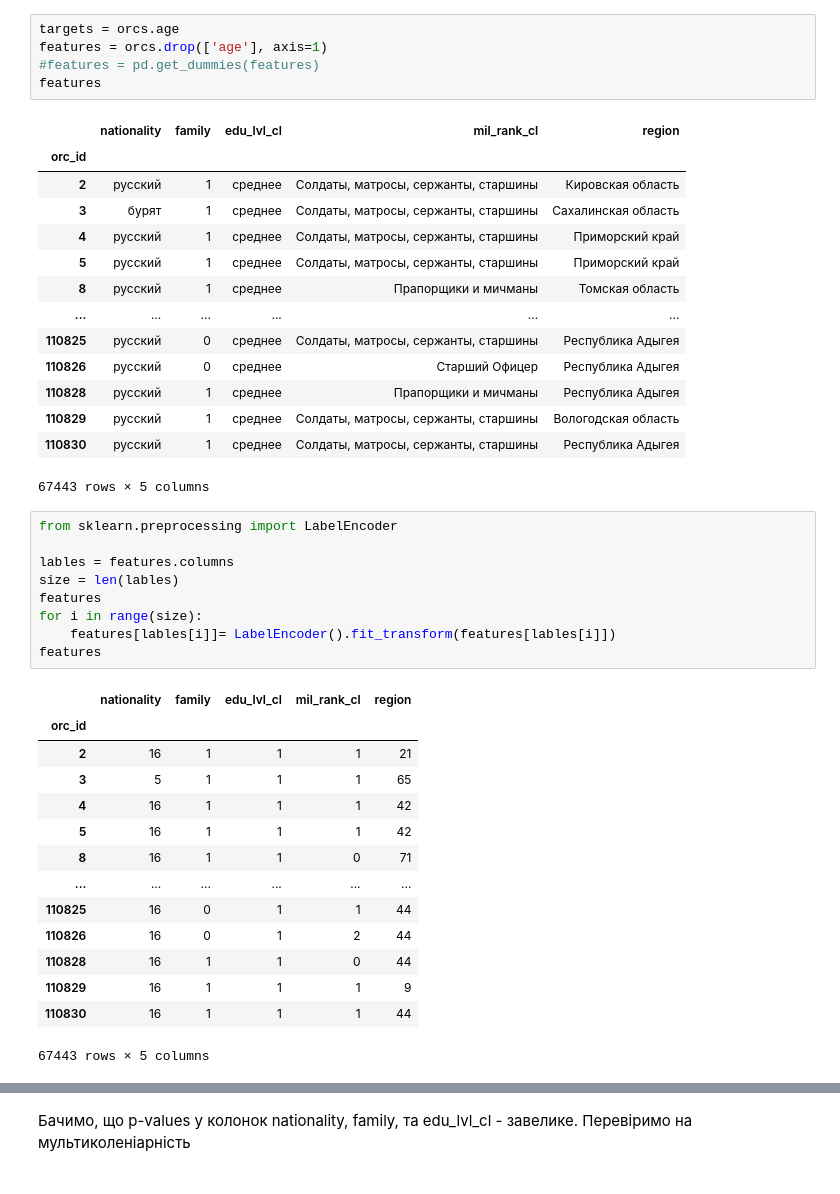
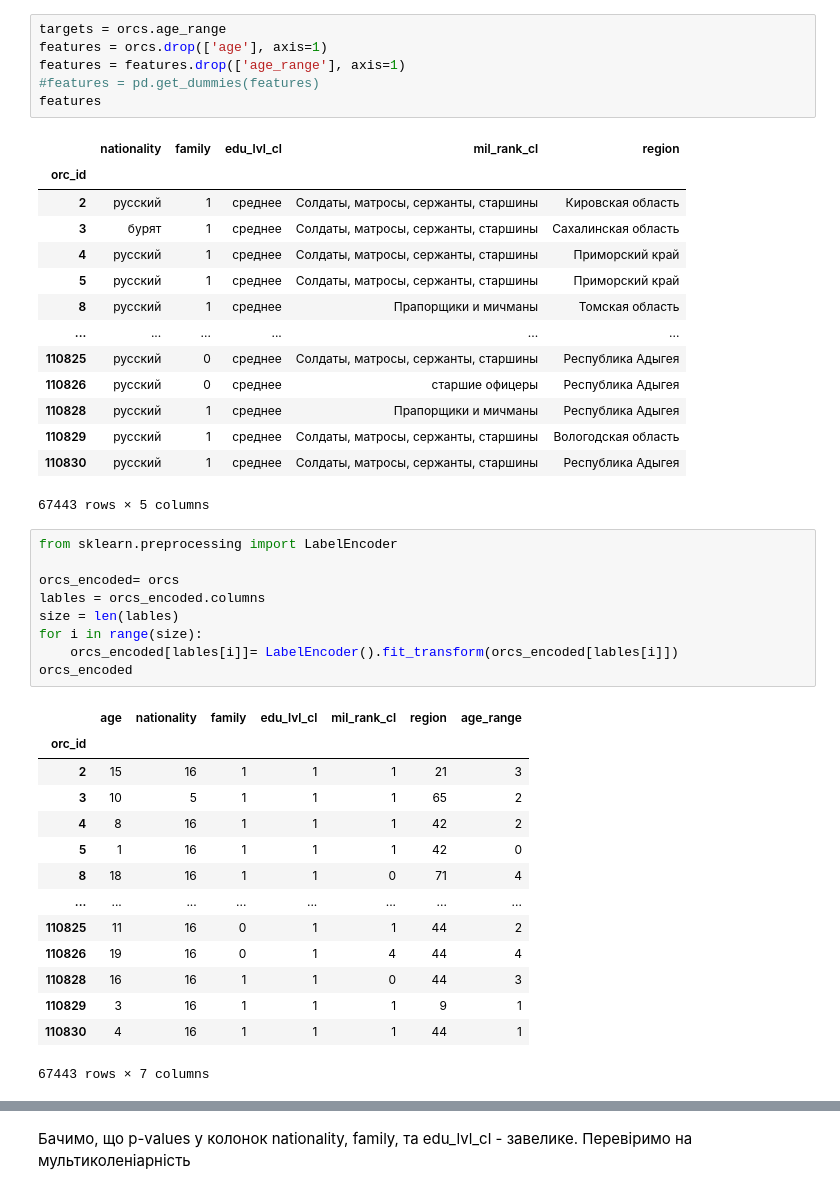
Before and after one commit to DHushchin/orc_analysis, a Jupyter notebook: orc-regression.ipynb, the cells around one changed output, grey strips where cells are left out. Saved outputs shown, nothing was run; the diff lists cells and outputs as text.

```diff
--- a/orc-regression.ipynb
+++ b/orc-regression.ipynb
@@ -22,6 +22,7 @@ orcs
 # %%
-targets = orcs.age
+targets = orcs.age_range
 features = orcs.drop(['age'], axis=1)
+features = features.drop(['age_range'], axis=1)
 #features = pd.get_dummies(features)
 features
 # %% [output]
@@ -34,7 +35,7 @@ features
 | 8 | русский | 1 | среднее | Прапорщики и мичманы | Томская область |
 | ... | ... | ... | ... | ... | ... |
 | 110825 | русский | 0 | среднее | Солдаты, матросы, сержанты, старшины | Республика Адыгея |
-| 110826 | русский | 0 | среднее | Старший Офицер | Республика Адыгея |
+| 110826 | русский | 0 | среднее | старшие офицеры | Республика Адыгея |
 | 110828 | русский | 1 | среднее | Прапорщики и мичманы | Республика Адыгея |
 | 110829 | русский | 1 | среднее | Солдаты, матросы, сержанты, старшины | Вологодская область |
 | 110830 | русский | 1 | среднее | Солдаты, матросы, сержанты, старшины | Республика Адыгея |
@@ -42,27 +43,27 @@ features
 # %%
 from sklearn.preprocessing import LabelEncoder
 
-lables = features.columns
+orcs_encoded= orcs
+lables = orcs_encoded.columns
 size = len(lables)
-features
 for i in range(size):
-    features[lables[i]]= LabelEncoder().fit_transform(features[lables[i]])
-features
+    orcs_encoded[lables[i]]= LabelEncoder().fit_transform(orcs_encoded[lables[i]])
+orcs_encoded
 # %% [output]
-|  | nationality | family | edu_lvl_cl | mil_rank_cl | region |
-| orc_id |  |  |  |  |  |
-| 2 | 16 | 1 | 1 | 1 | 21 |
-| 3 | 5 | 1 | 1 | 1 | 65 |
-| 4 | 16 | 1 | 1 | 1 | 42 |
-| 5 | 16 | 1 | 1 | 1 | 42 |
-| 8 | 16 | 1 | 1 | 0 | 71 |
-| ... | ... | ... | ... | ... | ... |
-| 110825 | 16 | 0 | 1 | 1 | 44 |
-| 110826 | 16 | 0 | 1 | 2 | 44 |
-| 110828 | 16 | 1 | 1 | 0 | 44 |
-| 110829 | 16 | 1 | 1 | 1 | 9 |
-| 110830 | 16 | 1 | 1 | 1 | 44 |
+|  | age | nationality | family | edu_lvl_cl | mil_rank_cl | region | age_range |
+| orc_id |  |  |  |  |  |  |  |
+| 2 | 15 | 16 | 1 | 1 | 1 | 21 | 3 |
+| 3 | 10 | 5 | 1 | 1 | 1 | 65 | 2 |
+| 4 | 8 | 16 | 1 | 1 | 1 | 42 | 2 |
+| 5 | 1 | 16 | 1 | 1 | 1 | 42 | 0 |
+| 8 | 18 | 16 | 1 | 1 | 0 | 71 | 4 |
+| ... | ... | ... | ... | ... | ... | ... | ... |
+| 110825 | 11 | 16 | 0 | 1 | 1 | 44 | 2 |
+| 110826 | 19 | 16 | 0 | 1 | 4 | 44 | 4 |
+| 110828 | 16 | 16 | 1 | 1 | 0 | 44 | 3 |
+| 110829 | 3 | 16 | 1 | 1 | 1 | 9 | 1 |
+| 110830 | 4 | 16 | 1 | 1 | 1 | 44 | 1 |
-67443 rows × 5 columns
+67443 rows × 7 columns
 # %%
 import matplotlib.pyplot as plt
 
```
Also changed, not shown: parts of 27 cells of this notebook, 3 other files.
